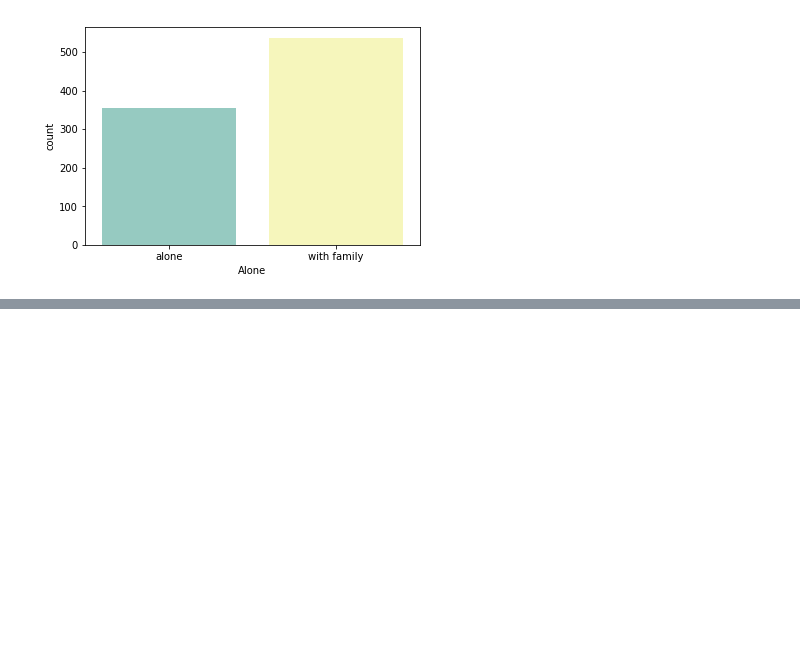
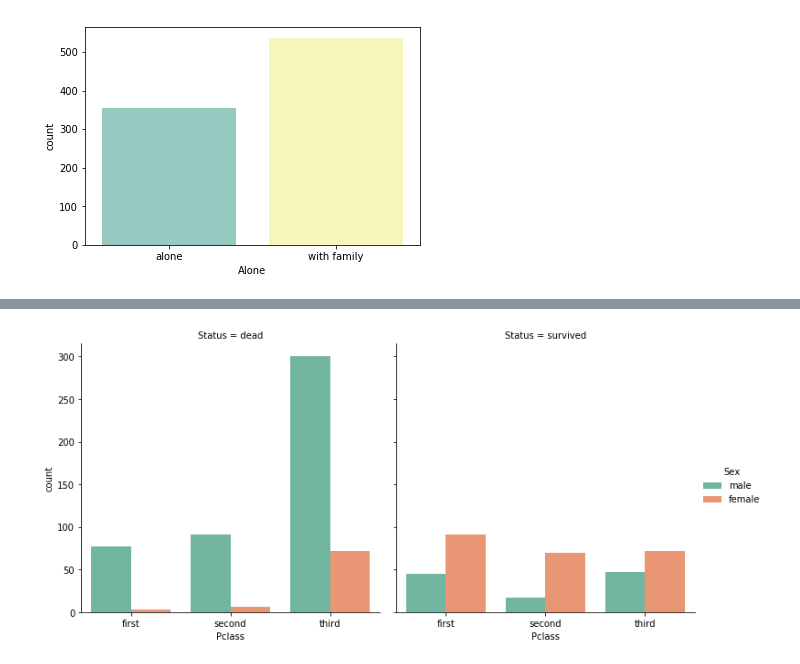
Before and after one commit to kimdang/Titanic_Machine_Learning, a Jupyter notebook: Titanic Machine Learning.ipynb, the cells around one changed output, grey strips where cells are left out. Drawn from its saved outputs; the diff is of its cells as text; code cells hidden in the pictures; blank space fills up the shorter version.

```diff
--- a/Titanic Machine Learning.ipynb
+++ b/Titanic Machine Learning.ipynb
@@ -125,0 +123,2 @@ sns.countplot(x='Alone', data = titanic, palette = 'Set3')
+# %%
+titanic['Status'] = titanic.Survived.map({1:'survived', 0:'dead'})
@@ -125,0 +134,4 @@ sns.countplot(x='Alone', data = titanic, palette = 'Set3')
+# %%
+fig=sns.catplot(x="Pclass", hue="Sex", col="Status", order=['first','second','third'], data=titanic, kind="count", palette='Set2')
+# %% [output]
+[figure, added]
```
Also changed, not shown: parts of 5 cells of this notebook.
